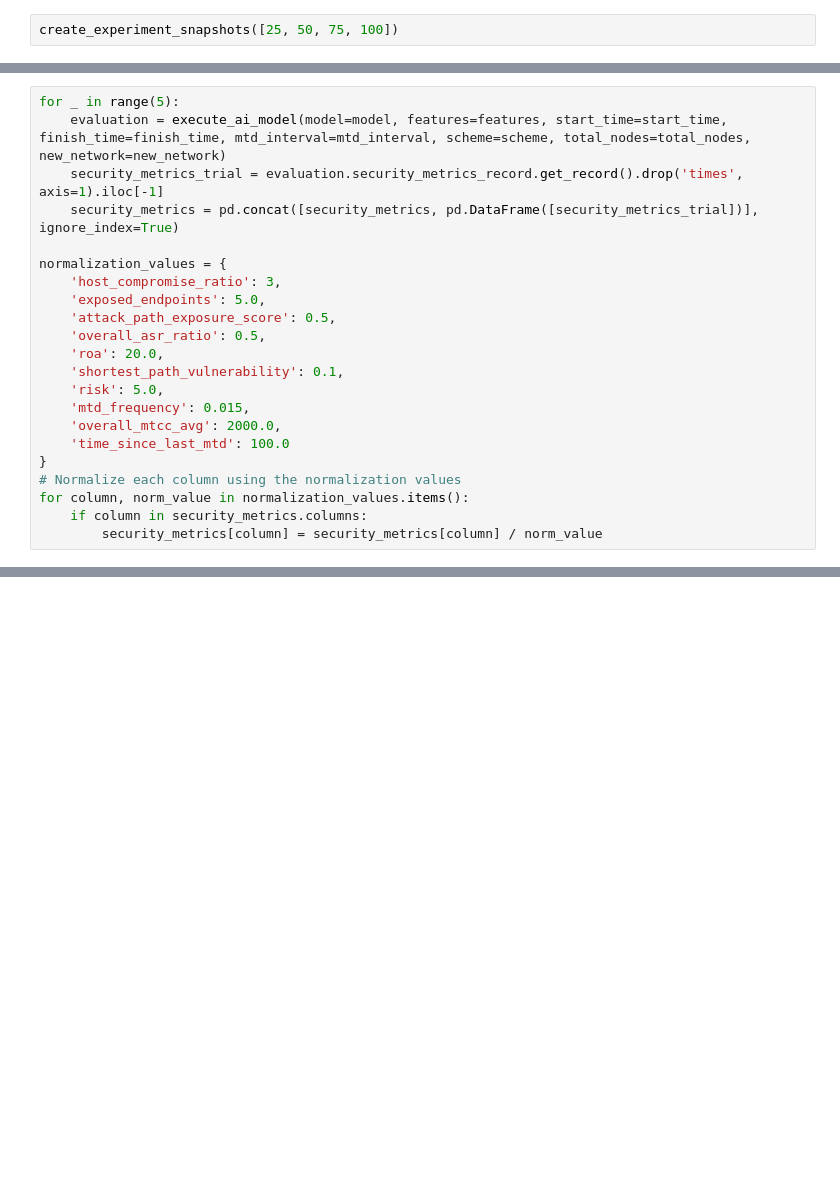
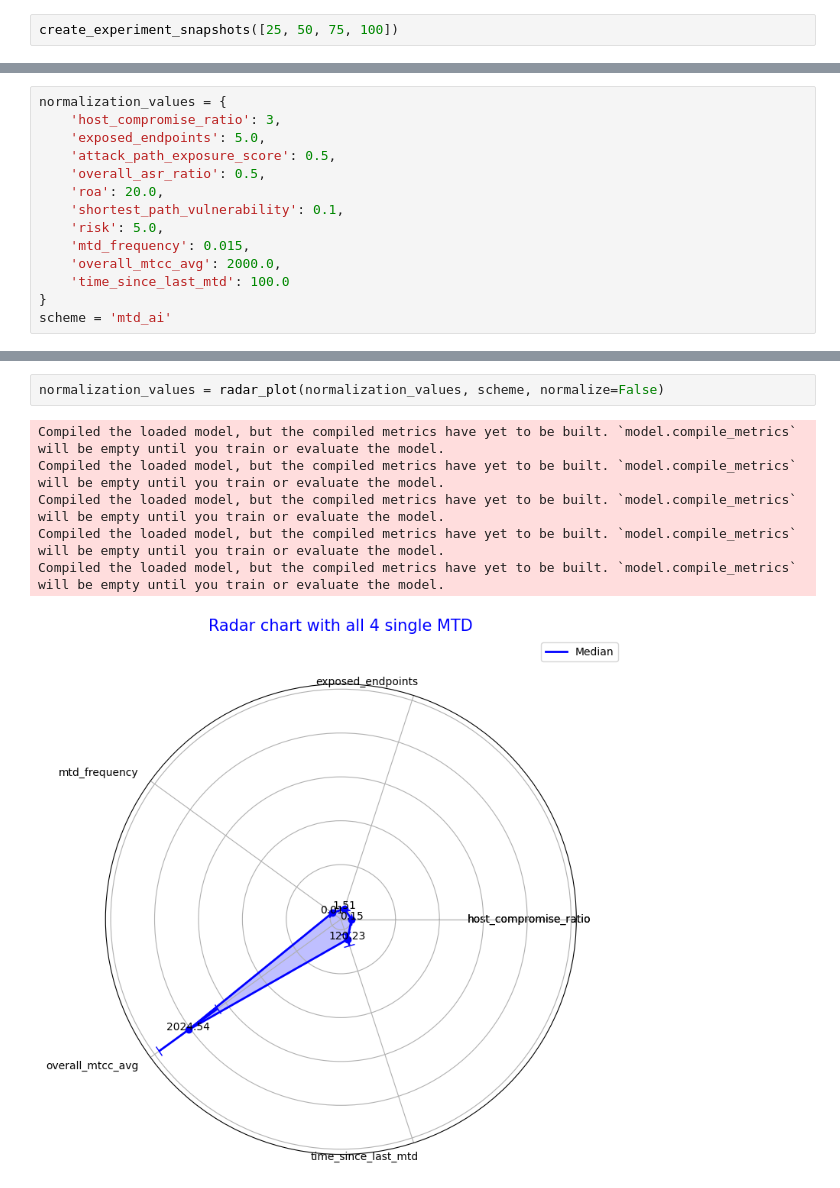
Before and after one commit to MoeBuTa/MTDSim, a Jupyter notebook: experiments/radar_charts.ipynb, the cells around one changed output, grey strips where cells are left out. Saved outputs shown, nothing was run; the diff lists cells and outputs as text; blank space fills up the shorter version.

Commit message:
radar plot

```diff
--- a/experiments/radar_charts.ipynb
+++ b/experiments/radar_charts.ipynb
@@ -51,9 +45,4 @@ security_metrics = pd.DataFrame(columns=features)
 # %%
-for _ in range(5):
-    evaluation = execute_ai_model(model=model, features=features, start_time=start_time, finish_time=finish_time, mtd_interval=mtd_interval, scheme=scheme, total_nodes=total_nodes, new_network=new_network)
-    security_metrics_trial = evaluation.security_metrics_record.get_record().drop('times', axis=1).iloc[-1]
-    security_metrics = pd.concat([security_metrics, pd.DataFrame([security_metrics_trial])], ignore_index=True)
-
 normalization_values = {
     'host_compromise_ratio': 3,
     'exposed_endpoints': 5.0,
@@ -66,7 +55,4 @@ normalization_values = {
     'overall_mtcc_avg': 2000.0,
     'time_since_last_mtd': 100.0
 }
-# Normalize each column using the normalization values
-for column, norm_value in normalization_values.items():
-    if column in security_metrics.columns:
-        security_metrics[column] = security_metrics[column] / norm_value
+scheme = 'mtd_ai'
@@ -147,0 +148,9 @@ plt.show()
+# %%
+normalization_values = radar_plot(normalization_values, scheme, normalize=False)
+# %% [output]
+Compiled the loaded model, but the compiled metrics have yet to be built. `model.compile_metrics` will be empty until you train or evaluate the model.
+Compiled the loaded model, but the compiled metrics have yet to be built. `model.compile_metrics` will be empty until you train or evaluate the model.
+Compiled the loaded model, but the compiled metrics have yet to be built. `model.compile_metrics` will be empty until you train or evaluate the model.
+Compiled the loaded model, but the compiled metrics have yet to be built. `model.compile_metrics` will be empty until you train or evaluate the model.
+Compiled the loaded model, but the compiled metrics have yet to be built. `model.compile_metrics` will be empty until you train or evaluate the model.
+[figure, added]
```
Also changed, not shown: parts of 8 cells of this notebook, 2 other files.
